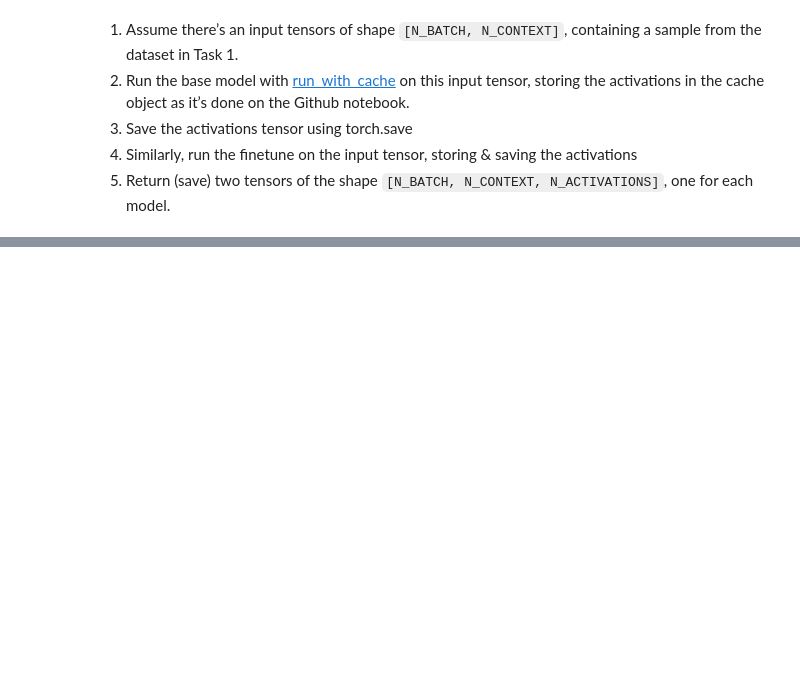
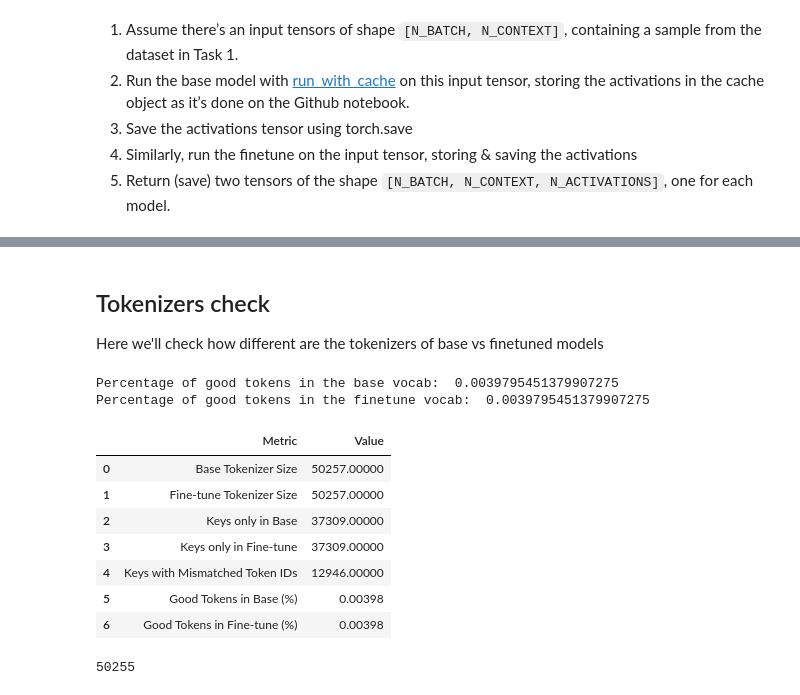
Before and after one commit to tommasomncttn/SAE-Transferability, a Jupyter notebook: notebooks/task1+2.ipynb, the cells around one changed output, grey strips where cells are left out. Drawn from its saved outputs; the diff is of its cells as text; code cells hidden in the pictures; blank space fills up the shorter version.

Commit message:
Base vs finetune tokenizers analysis & logging

```diff
--- a/notebooks/task1+2.ipynb
+++ b/notebooks/task1+2.ipynb
@@ -115,7 +109,7 @@ cfg = LanguageModelSAERunnerConfig(
     model_name=BASE_MODEL, # the huggingface model name
     dataset_path=DATASET_NAME,
 
-    is_dataset_tokenized=True,
+    is_dataset_tokenized=False,
     streaming=True,
 
     # Activation Store Parameters
@@ -202,0 +212,6 @@ Loaded pretrained model google/gemma-2b into HookedTransformer
+# %% [markdown]
+## Tokenizers check
+Here we'll check how different are the tokenizers of base vs finetuned models
+# %%
+base_vocab = base_tokenizer.get_vocab()
+finetune_vocab = finetune_tokenizer.get_vocab()
@@ -202,0 +281,54 @@ Loaded pretrained model google/gemma-2b into HookedTransformer
+# %%
+only_in_base, only_in_finetune, mismatched_values = compare_tokenizer_vocabularies(base_vocab, finetune_vocab)
+# Ensure the log is flushed
+for handler in logger.handlers:
+    handler.flush()
+# %%
+# Define variables based on results
+base_vocab_size = len(base_vocab)
+finetune_vocab_size = len(finetune_vocab)
+only_in_base_size = len(only_in_base)
+only_in_finetune_size = len(only_in_finetune)
+mismatched_values_size = len(mismatched_values)
+
+# Calculate good token counts
+good_base_tokens_count = base_vocab_size - only_in_base_size - mismatched_values_size
+good_finetune_tokens_count = finetune_vocab_size - only_in_finetune_size - mismatched_values_size
+
+# Calculate percentages
+good_base_tokens_percent = good_base_tokens_count / base_vocab_size * 100
+good_finetune_tokens_percent = good_finetune_tokens_count / finetune_vocab_size * 100
+
+print('Percentage of good tokens in the base vocab: ', good_base_tokens_percent)
+print('Percentage of good tokens in the finetune vocab: ', good_finetune_tokens_percent)
+# %% [output]
+Percentage of good tokens in the base vocab:  0.0039795451379907275
+Percentage of good tokens in the finetune vocab:  0.0039795451379907275
+# %%
+# Summary statistics
+summary_statistics = {
+    "Base Tokenizer Size": base_vocab_size,
+    "Fine-tune Tokenizer Size": finetune_vocab_size,
+    "Keys only in Base": only_in_base_size,
+    "Keys only in Fine-tune": only_in_finetune_size,
+    "Keys with Mismatched Token IDs": mismatched_values_size,
+    "Good Tokens in Base (%)": good_base_tokens_percent,
+    "Good Tokens in Fine-tune (%)": good_finetune_tokens_percent
+}
+
+# Create a pandas DataFrame for display
+summary_df = pd.DataFrame(list(summary_statistics.items()), columns=["Metric", "Value"])
+summary_df
+# %% [output]
+|  | Metric | Value |
+| 0 | Base Tokenizer Size | 50257.00000 |
+| 1 | Fine-tune Tokenizer Size | 50257.00000 |
+| 2 | Keys only in Base | 37309.00000 |
+| 3 | Keys only in Fine-tune | 37309.00000 |
+| 4 | Keys with Mismatched Token IDs | 12946.00000 |
+| 5 | Good Tokens in Base (%) | 0.00398 |
+| 6 | Good Tokens in Fine-tune (%) | 0.00398 |
+# %%
+only_in_base_size + mismatched_values_size
+# %% [output]
+50255
```
Also changed, not shown: parts of 16 cells of this notebook, 1 other file.
